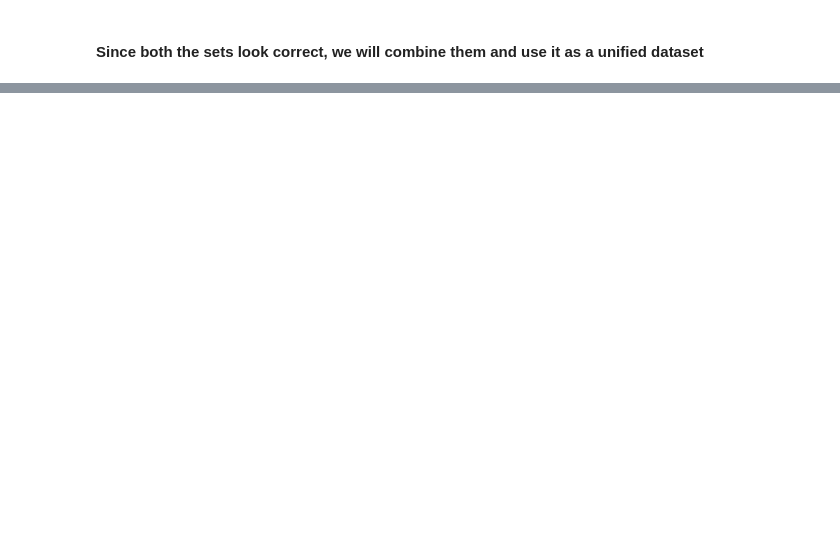
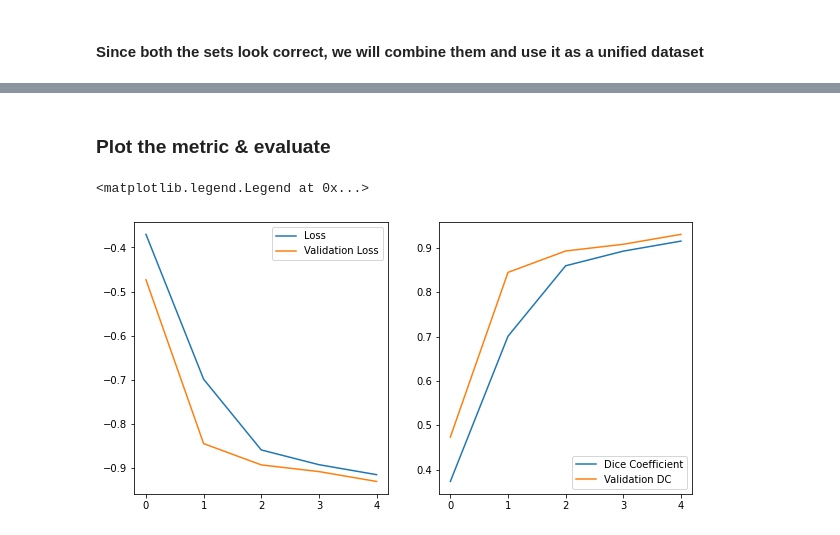
Before and after one commit to avocadopelvis/federated-learning, a Jupyter notebook: lung-segmentation/ls.ipynb, the cells around one changed output, grey strips where cells are left out. Cells and saved outputs as stored; diff of their text form; code cells hidden in the pictures; blank space fills up the shorter version.

```diff
--- a/lung-segmentation/ls.ipynb
+++ b/lung-segmentation/ls.ipynb
@@ -143,8 +205,10 @@ def dice_coef_loss(y_true, y_pred):
 # %%
 from tensorflow.keras.optimizers import *
+# from keras.optimizers import Adam
 from keras_unet_collection import models
 
-model = models.unet_2d((512, 512, 1), [32, 64, 128, 256, 512], 2)
+# model = models.unet_2d((512, 512, 2), [32, 64, 128, 256, 512], 2)
+model = unet(input_size=(512,512,1))
 # model.compile(optimizer = Adam(learning_rate = 1e-5),
 #               loss = dice_coef_loss,
 #               metrics = [dice_coef, 'binary_accuracy'])
@@ -163,8 +227,7 @@ checkpoint = ModelCheckpoint(weight_path, monitor='val_loss', verbose=1,
 
 reduceLROnPlat = ReduceLROnPlateau(monitor='val_loss', factor=0.5,
                                    patience=3,
-                                   verbose=1, mode='min', epsilon=0.0001, cooldown=2, min_lr=1e-6)
-
+                                   verbose=1, mode='min', min_delta = 0.0001, cooldown=2, min_lr=1e-6)
 early = EarlyStopping(monitor="val_loss",
                       mode="min",
                       patience=15) # probably needs to be more patient, but kaggle time is limited
@@ -175,12 +236,8 @@ WARNING:tensorflow:`epsilon` argument is deprecated and will be removed, use `mi
-# %%
-from sklearn.model_selection import train_test_split
-
-# train and validation
-train_vol, validation_vol, train_seg, validation_seg = train_test_split((images-127.0)/127.0, (masks>127).astype(np.float32), test_size = 0.1, random_state = 42)
-# train and test
-train_vol, test_vol, train_seg, test_seg = train_test_split(train_vol, train_seg, test_size = 0.1, random_state = 42)
-
-history = model.fit(train_vol, train_seg,
-                    epochs = 50,
-                    validation_data = (validation_vol, validation_seg),
-                    callbacks = callbacks)
+# %%
+# train the model
+history = model.fit(x = train_vol,
+                    y = train_seg,
+                    batch_size = batch_size,
+                    epochs = epochs,
+                    validation_data = (test_vol, test_seg),
+                    callbacks = callbacks)
@@ -186,0 +259,20 @@ history = model.fit(train_vol, train_seg,
+# %% [markdown]
+### Plot the metric & evaluate
+# %%
+fig, (ax1, ax2) = plt.subplots(1, 2, figsize = (10, 5))
+ax1.plot(history.history['loss'], '-', label = 'Loss')
+ax1.plot(history.history['val_loss'], '-', label = 'Validation Loss')
+ax1.legend()
+
+# ax2.plot(100*np.array(history.history['binary_accuracy']), '-',
+#          label = 'Accuracy')
+# ax2.plot(100*np.array(history.history['val_binary_accuracy']), '-',
+#          label = 'Validation Accuracy')
+# ax2.legend()
+
+ax2.plot(history.history["dice_coef"], label = "Dice Coefficient")
+ax2.plot(history.history["val_dice_coef"], label = "Validation DC")
+ax2.legend()
+# %% [output]
+<matplotlib.legend.Legend at 0x...>
+[figure, added]
```
Also changed, not shown: parts of 12 cells of this notebook.
